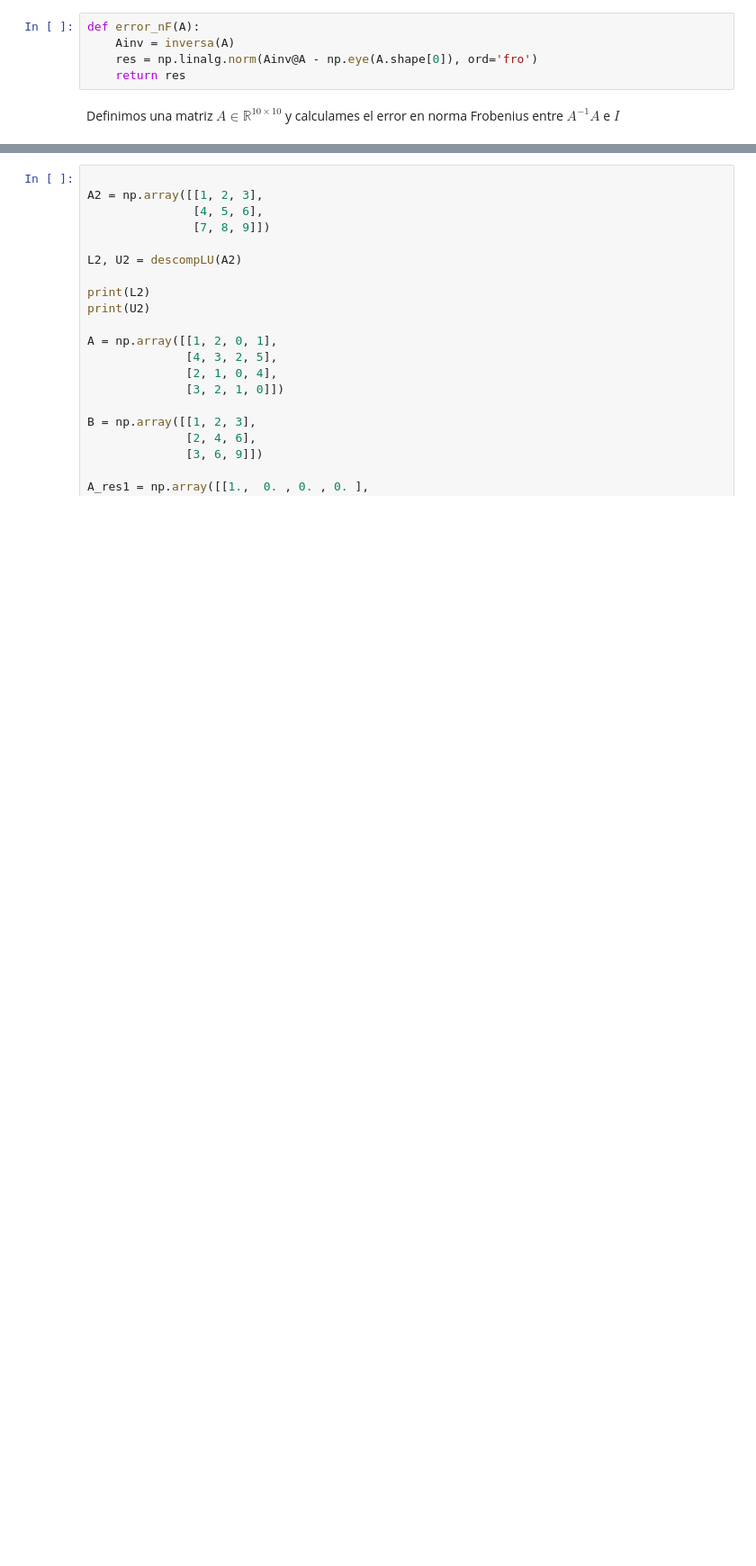
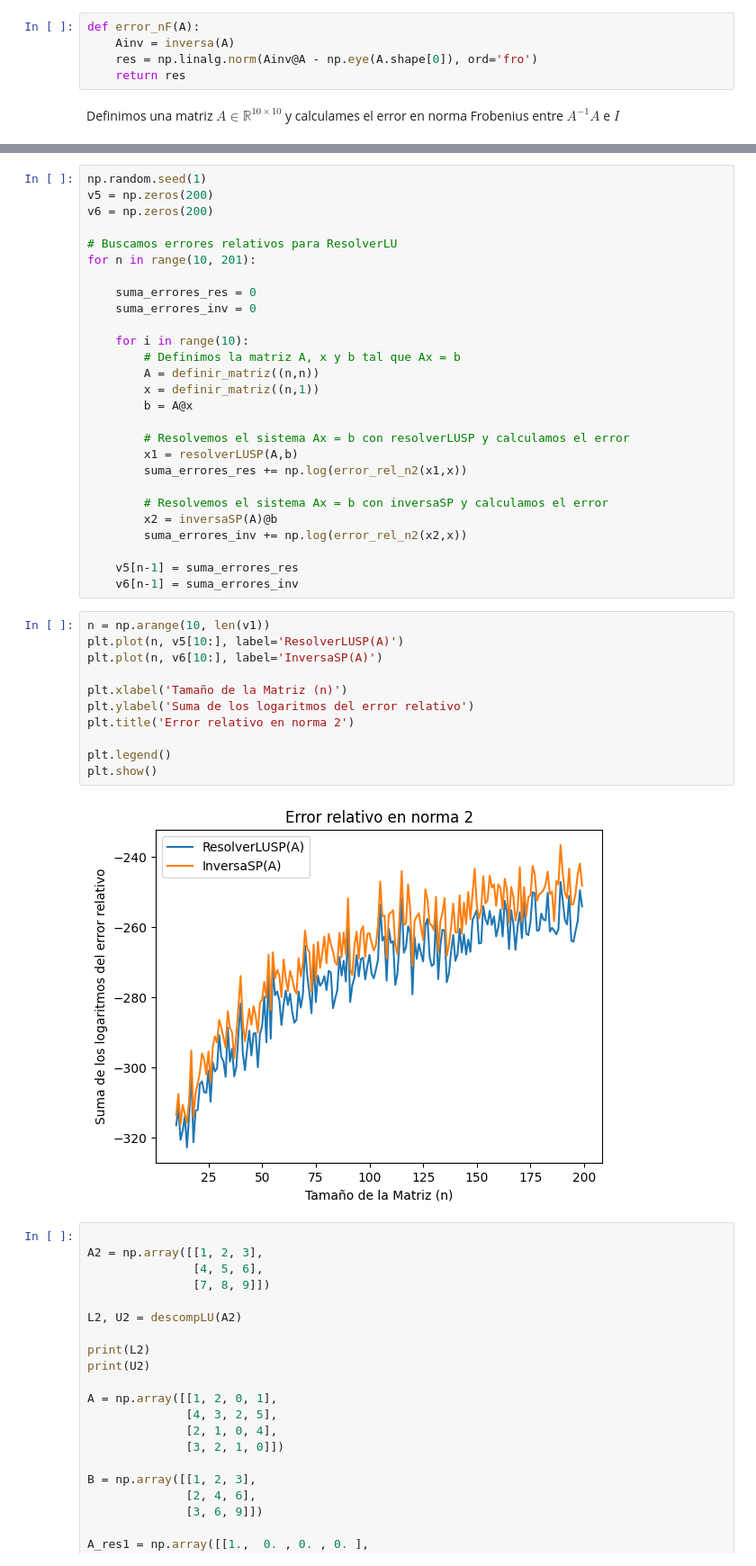
Before and after one commit to MarioSigal/TPs-Algebra_Lineal_Computacional, a Jupyter notebook: tp_solucion.ipynb, the cells around one changed output, grey strips where cells are left out. Shown at 90% size. Drawn from its saved outputs; the diff is of its cells as text; blank space fills up the shorter version.

```diff
--- a/tp_solucion.ipynb
+++ b/tp_solucion.ipynb
@@ -334,3 +479,43 @@ El error expresado en escala logaritmica es:
+# %%
+np.random.seed(1)
+v5 = np.zeros(200)
+v6 = np.zeros(200)
+
+# Buscamos errores relativos para ResolverLU
+for n in range(10, 201):
+
+    suma_errores_res = 0
+    suma_errores_inv = 0
+
+    for i in range(10):
+        # Definimos la matriz A, x y b tal que Ax = b
+        A = definir_matriz((n,n))
+        x = definir_matriz((n,1))
+        b = A@x
+
+        # Resolvemos el sistema Ax = b con resolverLUSP y calculamos el error
+        x1 = resolverLUSP(A,b)
+        suma_errores_res += np.log(error_rel_n2(x1,x))
+
+        # Resolvemos el sistema Ax = b con inversaSP y calculamos el error
+        x2 = inversaSP(A)@b
+        suma_errores_inv += np.log(error_rel_n2(x2,x))
+
+    v5[n-1] = suma_errores_res
+    v6[n-1] = suma_errores_inv
+# %%
+n = np.arange(10, len(v1))
+plt.plot(n, v5[10:], label='ResolverLUSP(A)')
+plt.plot(n, v6[10:], label='InversaSP(A)')
+
+plt.xlabel('Tamaño de la Matriz (n)')
+plt.ylabel('Suma de los logaritmos del error relativo')
+plt.title('Error relativo en norma 2')
+
+plt.legend()
+plt.show()
+# %% [output]
+[figure, added]
 # %%
 
 A2 = np.array([[1, 2, 3],
```
Also changed, not shown: parts of 25 cells of this notebook.
